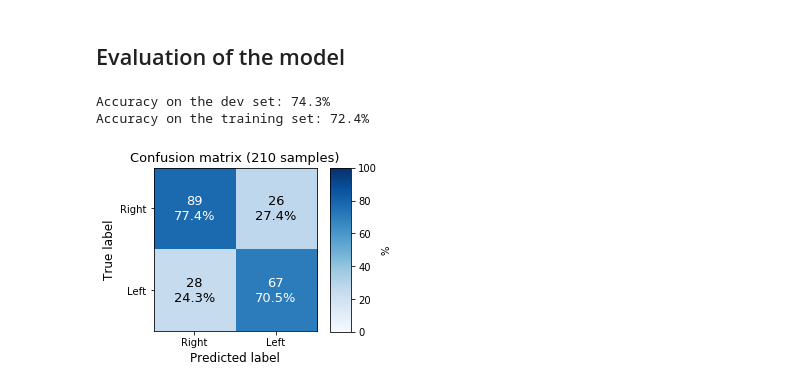
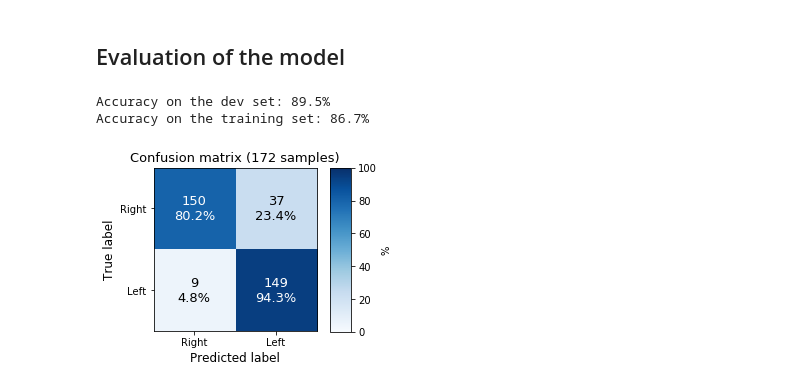
Before and after one commit to AndreaAmico/DeepMouse, a Jupyter notebook: training_models/keras_02.ipynb, the cells around one changed output. Saved outputs shown, nothing was run; the diff lists cells and outputs as text; code cells hidden in the pictures.

```diff
--- a/training_models/keras_02.ipynb
+++ b/training_models/keras_02.ipynb
@@ -44,8 +51,10 @@ X_diff[:,:,1] = np.diff(X[:,:,1])
 # %%
 sigma_x = np.std(X_diff[:,:,0], axis=1)
 sigma_y = np.std(X_diff[:,:,1], axis=1)
+mask = (sigma_x>0.1)*(sigma_y>0.1)
 
-X_filt = X_diff[(sigma_x>0.1)*(sigma_y>0.1)]
+X_filt = X_diff[mask]
+y_filt = y[mask]
 
 x_std = 3.398 # np.mean(np.std(X_filt[:,:,0], axis=1))
 y_std = 2.926 # np.mean(np.std(X_filt[:,:,1], axis=1))
@@ -78,8 +87,11 @@ np.mean(np.std(X_filt[:,:,0], axis=1))
 # %% [markdown]
 ## Training/dev/test set splitting
 # %%
-X_train, X_test, y_train, y_test = train_test_split(X, y, test_size=0.30, random_state=1)
-X_dev, X_test, y_dev, y_test = train_test_split(X_train, y_train, test_size=0.5, random_state=1)
+X = X_filt
+y = y_filt
+
+X_train, X_test, y_train, y_test = train_test_split(X, y, test_size=0.30, random_state=1, shuffle=True)
+X_dev, X_test, y_dev, y_test = train_test_split(X_train, y_train, test_size=0.5, random_state=1, shuffle=True)
 # %% [markdown]
 ## Model definition
 # %%
@@ -169,36 +179,37 @@ training_preds = model.predict_classes(X_train)
 acc_training = accuracy_score(y_train, training_preds)
 print(f'Accuracy on the training set: {acc_training*100:.1f}%')
 # %% [output]
-Accuracy on the dev set: 74.3%
-Accuracy on the training set: 72.4%
+Accuracy on the dev set: 89.5%
+Accuracy on the training set: 86.7%
 # %%
 import itertools
 from sklearn.metrics import confusion_matrix
 
 cm = confusion_matrix(y_dev, dev_preds)
+cm = confusion_matrix(y_train, training_preds)
 
 classes=['Right', 'Left']
 fig, ax = plt.subplots(1, figsize=(3,3))
 tick_marks = np.arange(len(classes))
 plt.xticks(tick_marks, classes)
 plt.yticks(tick_marks, classes)
 
 cm_norm = cm / cm.sum(axis=1)*100
 im = ax.imshow(cm_norm, cmap='Blues', interpolation='none', clim=(0,100))
 ax.set_title(f'Confusion matrix ({y_dev.shape[0]} samples)', size=13)
 
 
 for i, j in itertools.product(range(cm.shape[0]), range(cm.shape[1])):
     ax.text(j, i, f'{cm[i,j]}\n{cm_norm[i, j]:.1f}%', size=13,
              horizontalalignment="center", verticalalignment="center",
              color="white" if cm[i, j] > 60 else "black")
 ax.set_ylabel('True label', size=12)
 ax.set_xlabel('Predicted label', size=12)
 
 cb_ax = fig.add_axes([0.95, 0.12, 0.1, 0.76])
 cb = fig.colorbar(im, cax=cb_ax, orientation='vertical')
 cb.set_label('%')
 
 fig.savefig(f'../plots/conf_matrix_{version}.png', bbox_inches='tight')
 # %% [output]
-[figure, old version]
+[figure, new version]
```
Also changed, not shown: parts of 4 cells of this notebook, 12 other files.
